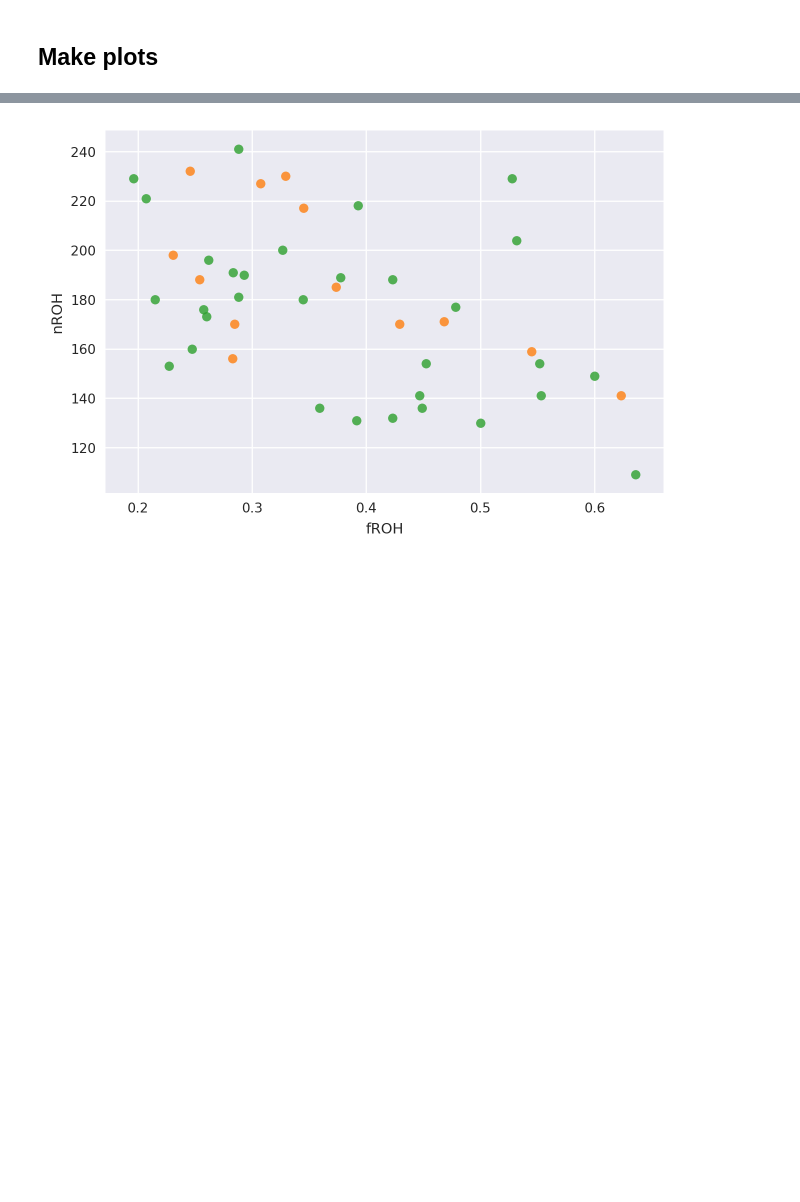
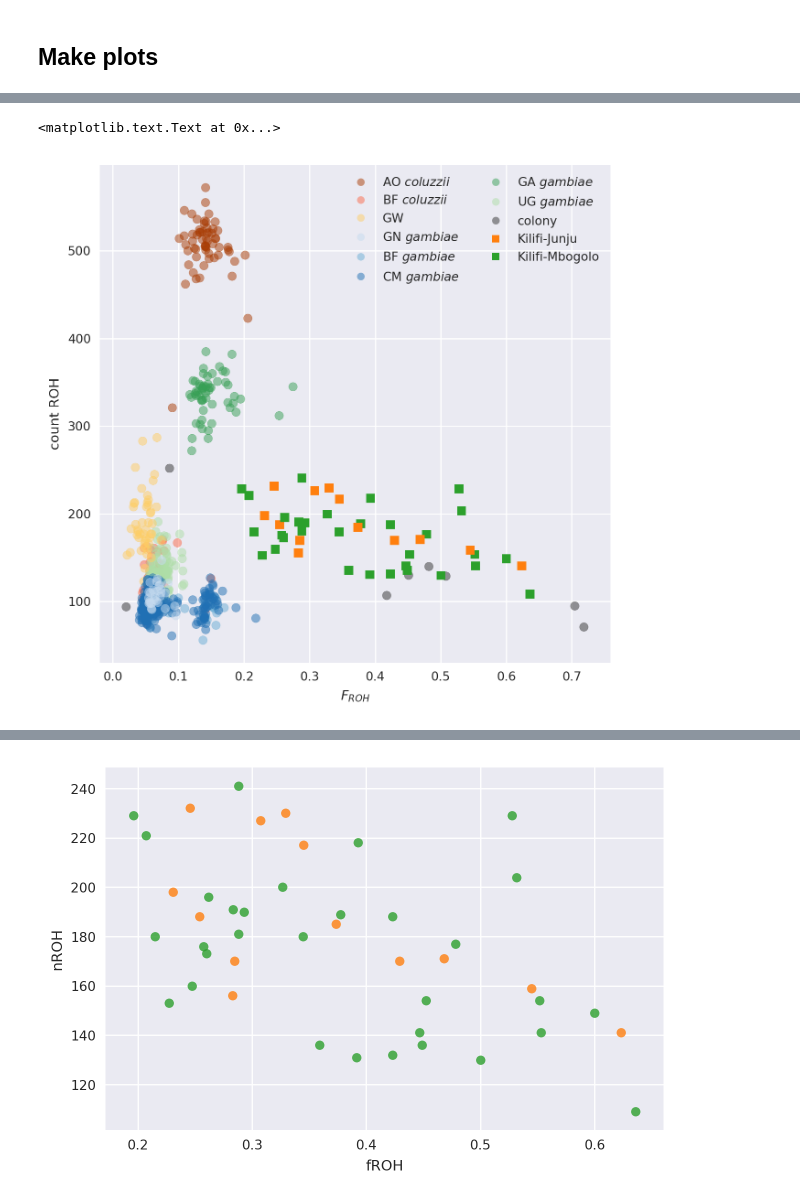
Before and after one commit to malariagen/agam-kenya-report, a Jupyter notebook: notebooks/roh_analysis.ipynb, the cells around one changed output, grey strips where cells are left out. Saved outputs shown, nothing was run; the diff lists cells and outputs as text; code cells hidden in the pictures; blank space fills up the shorter version.

```diff
--- a/notebooks/roh_analysis.ipynb
+++ b/notebooks/roh_analysis.ipynb
@@ -136,0 +169,47 @@ sns.lmplot("fROH", "nROH", data=mm, hue="population",
+# %%
+legend_elements = [
+    Line2D([0], [0],
+           marker='o',
+           color=phase1_ar3.pop_colors[x],
+           label=phase1_ar3.pop_labels[x],
+           markerfacecolor=phase1_ar3.pop_colors[x],
+           markersize=5,
+           linestyle="none",
+           alpha=0.5) for x in ag1k_pop_list]
+# %%
+for p in populations:
+
+    cfg = analysis.config.get_population(p)
+
+    qq = Line2D([0], [0],
+                marker='s',
+                color=cfg["color"],
+                label=cfg["label"],
+                markerfacecolor=cfg["color"],
+                markersize=5,
+                linestyle="none")
+
+    legend_elements.append(qq)
+# %%
+fig, ax = plt.subplots(figsize=(6, 6))
+
+ag1k_pops = mm.query("population != 'KES'")
+ax.scatter(ag1k_pops.fROH.values, ag1k_pops.nROH, marker="o",
+           color=ag1k_pops.color, alpha=0.5)
+
+
+
+
+
+
+# Create the figure
+ax.legend(handles=legend_elements, loc=1, ncol=2)
+
+kes_data = mm.query("population == 'KES'")
+ax.scatter(kes_data.fROH.values, kes_data.nROH, marker="s", color=kes_data.color)
+
+ax.set_ylabel("count ROH")
+ax.set_xlabel(r"$F_{ROH}$")
+# %% [output]
+<matplotlib.text.Text at 0x...>
+[figure, added]
```
Also changed, not shown: parts of 12 cells of this notebook.
